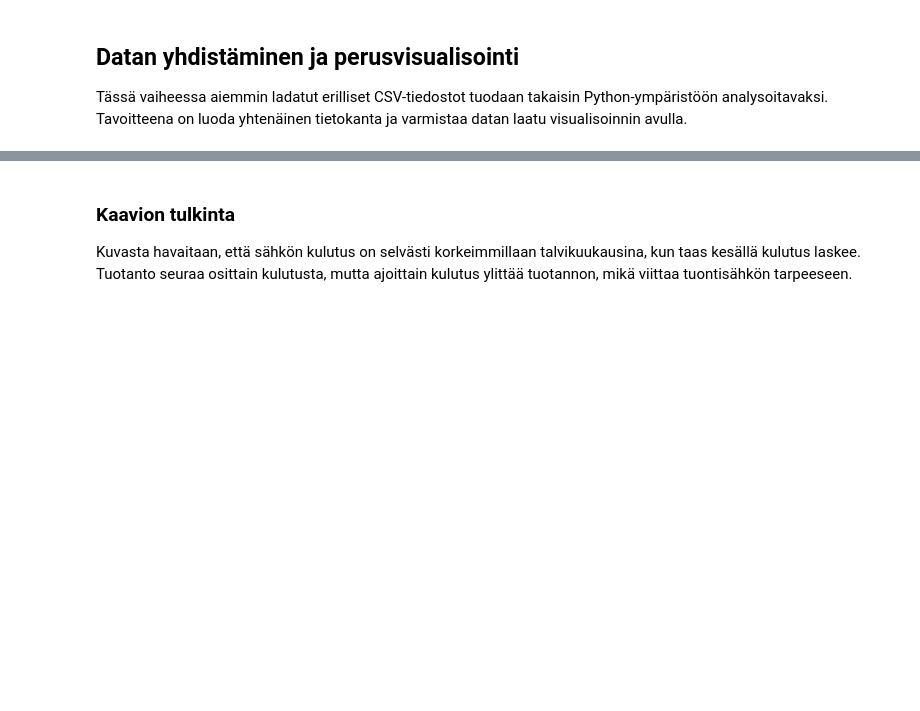
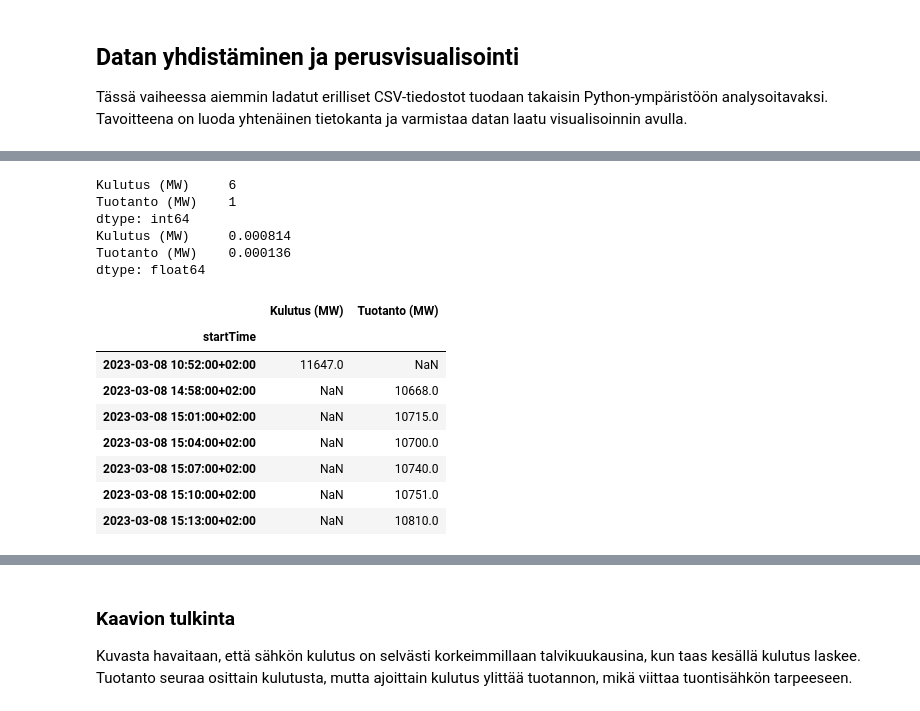
Before and after one commit to Santtulah/thesis, a Jupyter notebook: fingrid.ipynb, the cells around one changed output, grey strips where cells are left out. Saved outputs shown, nothing was run; the diff lists cells and outputs as text; code cells hidden in the pictures; blank space fills up the shorter version.

```diff
--- a/fingrid.ipynb
+++ b/fingrid.ipynb
@@ -159,22 +149,25 @@ Tässä vaiheessa tarkastellaan, miltä sähkön kokonaiskulutus ja -tuotanto n
 import pandas as pd
 import matplotlib.pyplot as plt
 
-# 1. Lue tiedostot
 def lue_fingrid_csv(tiedosto):
-    # Käytetään parse_dates=True ja varmistetaan, että indeksi on datetime-muodossa
-    df = pd.read_csv(tiedosto, index_col='startTime', parse_dates=True)
+    df = pd.read_csv(
+        tiedosto,
+        index_col='startTime',
+        parse_dates=True
+    )
+
+    # Jos aikaleima on tz-naive → lokalisoidaan UTC:ksi
+    if df.index.tz is None:
+        df.index = df.index.tz_localize('UTC')
+
+    # Muunnetaan Suomen aikaan
+    df.index = df.index.tz_convert('Europe/Helsinki')
+
     return df[['value']]
-
 
 
 kulutus = lue_fingrid_csv('fingrid_Kokonaiskulutus.csv')
 tuotanto = lue_fingrid_csv('fingrid_Kokonaistuotanto.csv')
 
-# 2. Yhdistetään ja nimetään sarakkeet
 df = pd.concat([kulutus, tuotanto], axis=1)
 df.columns = ['Kulutus (MW)', 'Tuotanto (MW)']
-
-
-# Tämä poistaa "sahanterän" ja näyttää kausivaihtelun selkeästi
-df['Kulutus_liukuva'] = df['Kulutus (MW)'].rolling(window='30D').mean()
-df['Tuotanto_liukuva'] = df['Tuotanto (MW)'].rolling(window='30D').mean()
@@ -180,0 +179,26 @@ df['Tuotanto_liukuva'] = df['Tuotanto (MW)'].rolling(window='30D').mean()
+# %%
+# Laskee puuttuvat arvot jokaisesta sarakkeesta
+print(df.isnull().sum())
+
+# Laskee puuttuvien arvojen prosenttiosuuden
+print(df.isnull().mean() * 100)
+# %% [output]
+Kulutus (MW)     6
+Tuotanto (MW)    1
+dtype: int64
+Kulutus (MW)     0.000814
+Tuotanto (MW)    0.000136
+dtype: float64
+# %%
+missing_data = df[df['Kulutus (MW)'].isna() | df['Tuotanto (MW)'].isna()]
+missing_data
+# %% [output]
+|  | Kulutus (MW) | Tuotanto (MW) |
+| startTime |  |  |
+| 2023-03-08 10:52:00+02:00 | 11647.0 | NaN |
+| 2023-03-08 14:58:00+02:00 | NaN | 10668.0 |
+| 2023-03-08 15:01:00+02:00 | NaN | 10715.0 |
+| 2023-03-08 15:04:00+02:00 | NaN | 10700.0 |
+| 2023-03-08 15:07:00+02:00 | NaN | 10740.0 |
+| 2023-03-08 15:10:00+02:00 | NaN | 10751.0 |
+| 2023-03-08 15:13:00+02:00 | NaN | 10810.0 |
```
Also changed, not shown: parts of 15 cells of this notebook.
